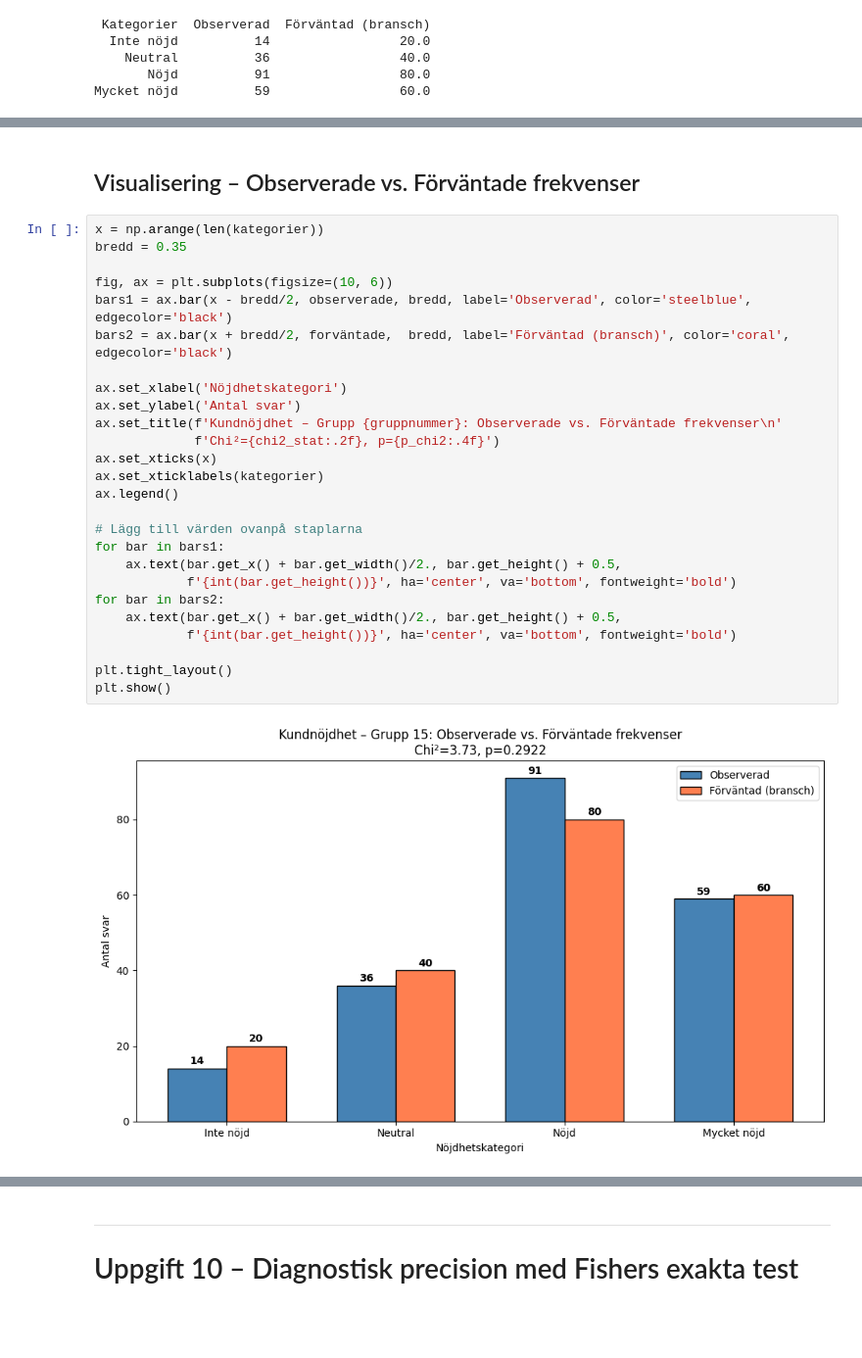
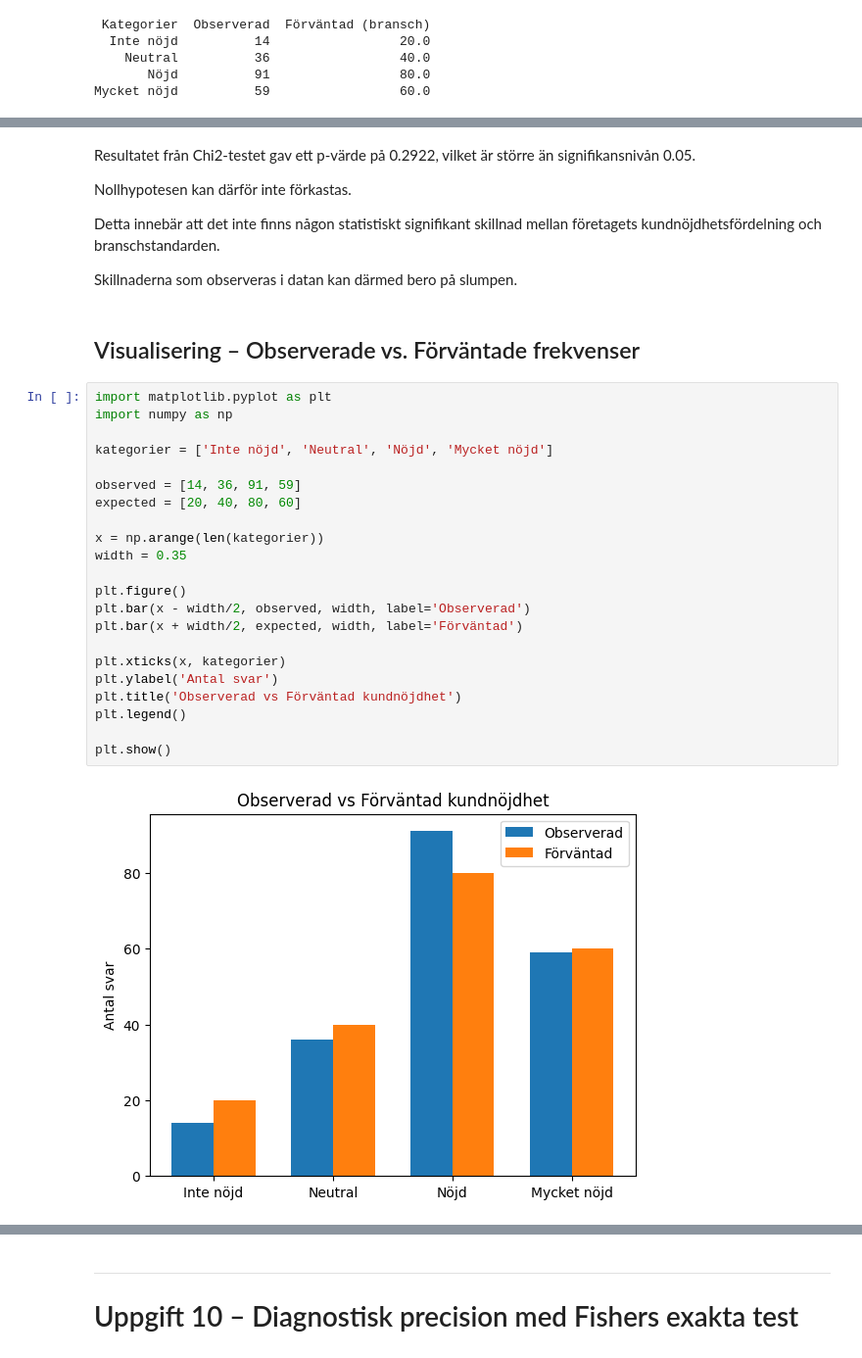
Before and after one commit to WisamHmedi/Labb-2---Grupp-15, a Jupyter notebook: labb2_grupp15.ipynb, the cells around one changed output, grey strips where cells are left out. Shown at 98% size. Saved outputs shown, nothing was run; the diff lists cells and outputs as text; blank space fills up the shorter version.

```diff
--- a/labb2_grupp15.ipynb
+++ b/labb2_grupp15.ipynb
@@ -289,30 +290,34 @@ E-handelsbolagets kundnöjdhet verkar följa branschstandarden.
+# %% [markdown]
+Resultatet från Chi2-testet gav ett p-värde på 0.2922, vilket är större än signifikansnivån 0.05.
+
+Nollhypotesen kan därför inte förkastas.
+
+Detta innebär att det inte finns någon statistiskt signifikant skillnad mellan företagets kundnöjdhetsfördelning och branschstandarden.
+
+Skillnaderna som observeras i datan kan därmed bero på slumpen.
 # %% [markdown]
 ## Visualisering – Observerade vs. Förväntade frekvenser
-# %%
-x = np.arange(len(kategorier))
-bredd = 0.35
-
-fig, ax = plt.subplots(figsize=(10, 6))
-bars1 = ax.bar(x - bredd/2, observerade, bredd, label='Observerad', color='steelblue', edgecolor='black')
-bars2 = ax.bar(x + bredd/2, forväntade,  bredd, label='Förväntad (bransch)', color='coral', edgecolor='black')
-
-ax.set_xlabel('Nöjdhetskategori')
-ax.set_ylabel('Antal svar')
-ax.set_title(f'Kundnöjdhet – Grupp {gruppnummer}: Observerade vs. Förväntade frekvenser\n'
-             f'Chi²={chi2_stat:.2f}, p={p_chi2:.4f}')
-ax.set_xticks(x)
-ax.set_xticklabels(kategorier)
-ax.legend()
-
-# Lägg till värden ovanpå staplarna
-for bar in bars1:
-    ax.text(bar.get_x() + bar.get_width()/2., bar.get_height() + 0.5,
-            f'{int(bar.get_height())}', ha='center', va='bottom', fontweight='bold')
-for bar in bars2:
-    ax.text(bar.get_x() + bar.get_width()/2., bar.get_height() + 0.5,
-            f'{int(bar.get_height())}', ha='center', va='bottom', fontweight='bold')
-
-plt.tight_layout()
-plt.show()
-# %% [output]
-[figure, removed]
+# %%
+import matplotlib.pyplot as plt
+import numpy as np
+
+kategorier = ['Inte nöjd', 'Neutral', 'Nöjd', 'Mycket nöjd']
+
+observed = [14, 36, 91, 59]
+expected = [20, 40, 80, 60]
+
+x = np.arange(len(kategorier))
+width = 0.35
+
+plt.figure()
+plt.bar(x - width/2, observed, width, label='Observerad')
+plt.bar(x + width/2, expected, width, label='Förväntad')
+
+plt.xticks(x, kategorier)
+plt.ylabel('Antal svar')
+plt.title('Observerad vs Förväntad kundnöjdhet')
+plt.legend()
+
+plt.show()
+# %% [output]
+[figure, added]
```
Also changed, not shown: parts of 8 cells of this notebook.
